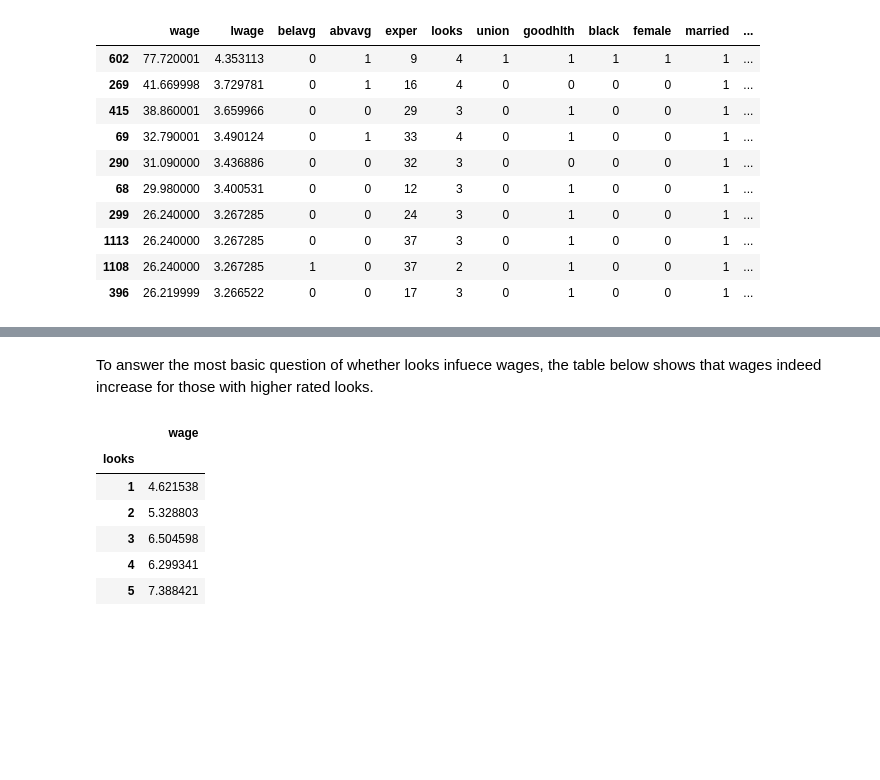
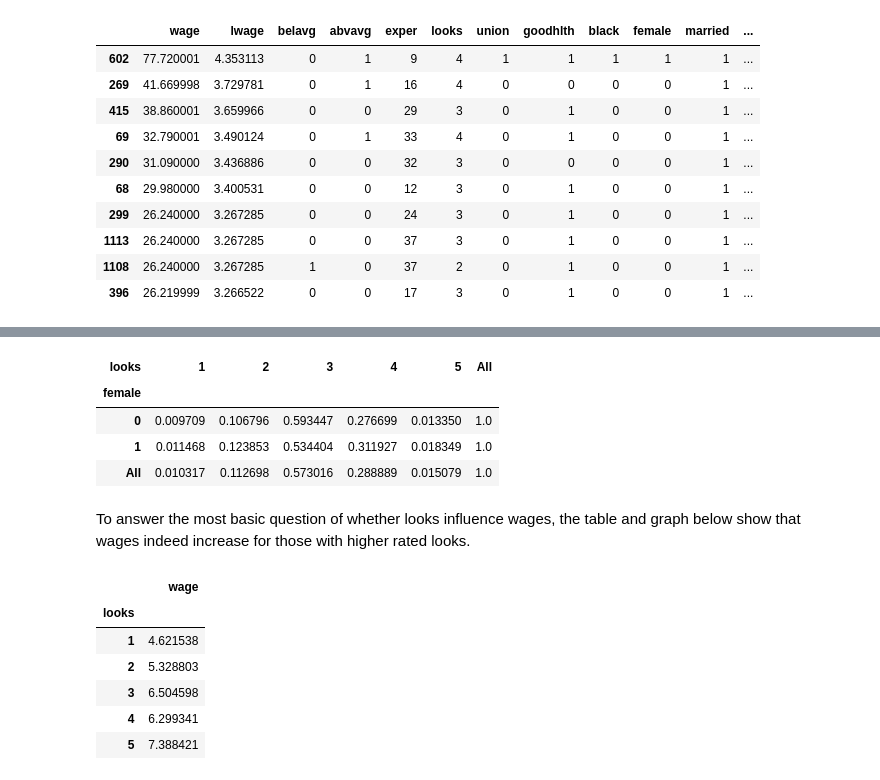
Before and after one commit to shrutirao94/beauty-and-the-labour-market, a Jupyter notebook: Beauty and the Labour Market.ipynb, the cells around one changed output, grey strips where cells are left out. Drawn from its saved outputs; the diff is of its cells as text; code cells hidden in the pictures; blank space fills up the shorter version.

```diff
--- a/Beauty and the Labour Market.ipynb
+++ b/Beauty and the Labour Market.ipynb
@@ -107,5 +130,16 @@ data.head(10)
+# %%
+def percConvert(ser):
+    return ser/float(ser[-1])
+
+pd.crosstab(data['female'], data['looks'],margins=True).apply(percConvert, axis=1)
+# %% [output]
+| looks | 1 | 2 | 3 | 4 | 5 | All |
+| female |  |  |  |  |  |  |
+| 0 | 0.009709 | 0.106796 | 0.593447 | 0.276699 | 0.013350 | 1.0 |
+| 1 | 0.011468 | 0.123853 | 0.534404 | 0.311927 | 0.018349 | 1.0 |
+| All | 0.010317 | 0.112698 | 0.573016 | 0.288889 | 0.015079 | 1.0 |
 # %% [markdown]
-To answer the most basic question of whether looks infuece wages, the table below shows that wages indeed increase for those with higher rated looks.
+To answer the most basic question of whether looks influence wages, the table and graph below show that wages indeed increase for those with higher rated looks.
 # %%
 looks = pd.pivot_table(data, index= ['looks'], values= "wage")
 looks
```
Also changed, not shown: parts of 17 cells of this notebook.
